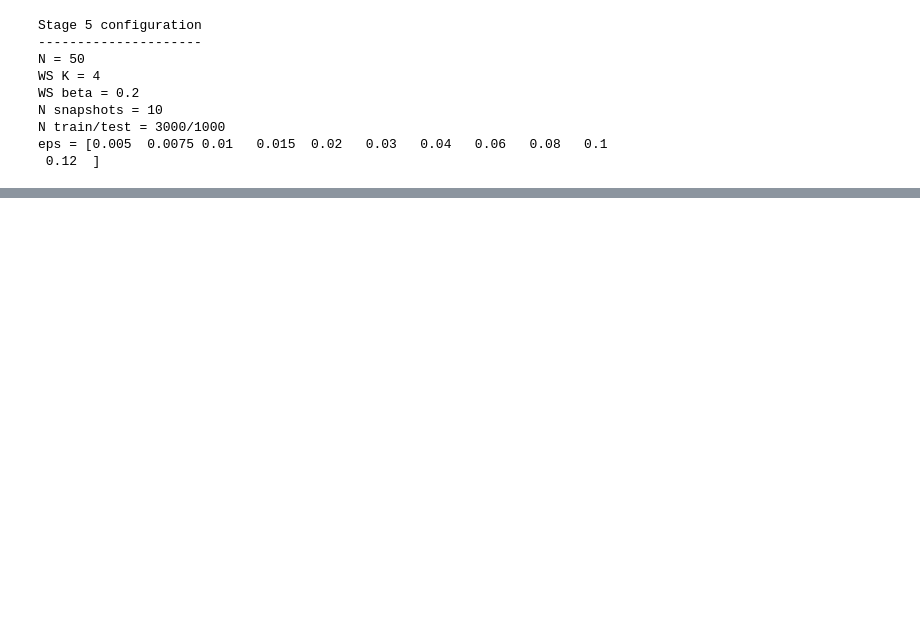
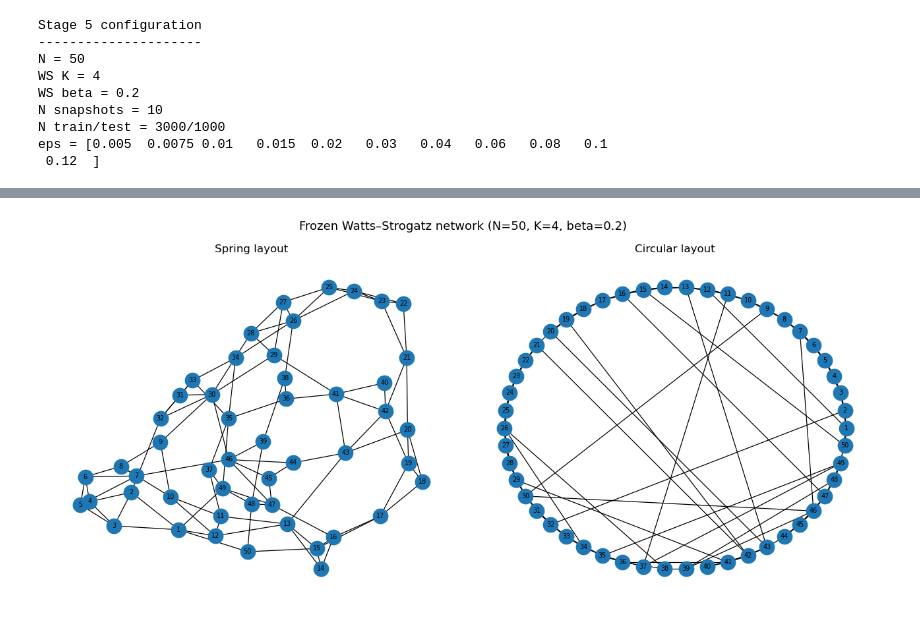
Before and after one commit to xuanchen-liu-97/TSC-TemporalStructureClosure, a Jupyter notebook: Stage4_TSC_inference_synthetic2.ipynb, the cells around one changed output, grey strips where cells are left out. Saved outputs shown, nothing was run; the diff lists cells and outputs as text; code cells hidden in the pictures; blank space fills up the shorter version.

```diff
--- a/Stage4_TSC_inference_synthetic2.ipynb
+++ b/Stage4_TSC_inference_synthetic2.ipynb
@@ -107,0 +225,82 @@ nodes participating in >=1 triangle = 46
+# %%
+# ============================================================
+# Cell 1b — Visualize frozen N=50 Watts–Strogatz network
+# ============================================================
+
+fig, axes = plt.subplots(
+    1, 2,
+    figsize=(13, 6)
+)
+
+# ------------------------------------------------------------
+# Left: spring layout
+# ------------------------------------------------------------
+
+pos_spring = nx.spring_layout(
+    G,
+    seed=SEED_GRAPH,
+)
+
+nx.draw_networkx(
+    G,
+    pos=pos_spring,
+    ax=axes[0],
+    with_labels=True,
+    labels={
+        i: str(i + 1)
+        for i in G.nodes()
+    },
+    node_size=260,
+    font_size=7,
+    width=0.9,
+)
+
+axes[0].set_title(
+    "Spring layout"
+)
+
+axes[0].axis("off")
+
+
+# ------------------------------------------------------------
+# Right: circular layout
+#
+# Useful for seeing the original WS ring structure
+# and rewired long-range shortcuts.
+# ------------------------------------------------------------
+
+pos_circular = nx.circular_layout(G)
+
+nx.draw_networkx(
+    G,
+    pos=pos_circular,
+    ax=axes[1],
+    with_labels=True,
+    labels={
+        i: str(i + 1)
+        for i in G.nodes()
+    },
+    node_size=260,
+    font_size=7,
+    width=0.9,
+)
+
+axes[1].set_title(
+    "Circular layout"
+)
+
+axes[1].axis("off")
+
+
+fig.suptitle(
+    (
+        f"Frozen Watts–Strogatz network "
+        f"(N={N}, K={WS_K}, beta={WS_BETA})"
+    ),
+    fontsize=13,
+)
+
+plt.tight_layout()
+plt.show()
+# %% [output]
+[figure, added]
```
Also changed, not shown: parts of 9 cells of this notebook, 3 other files.
